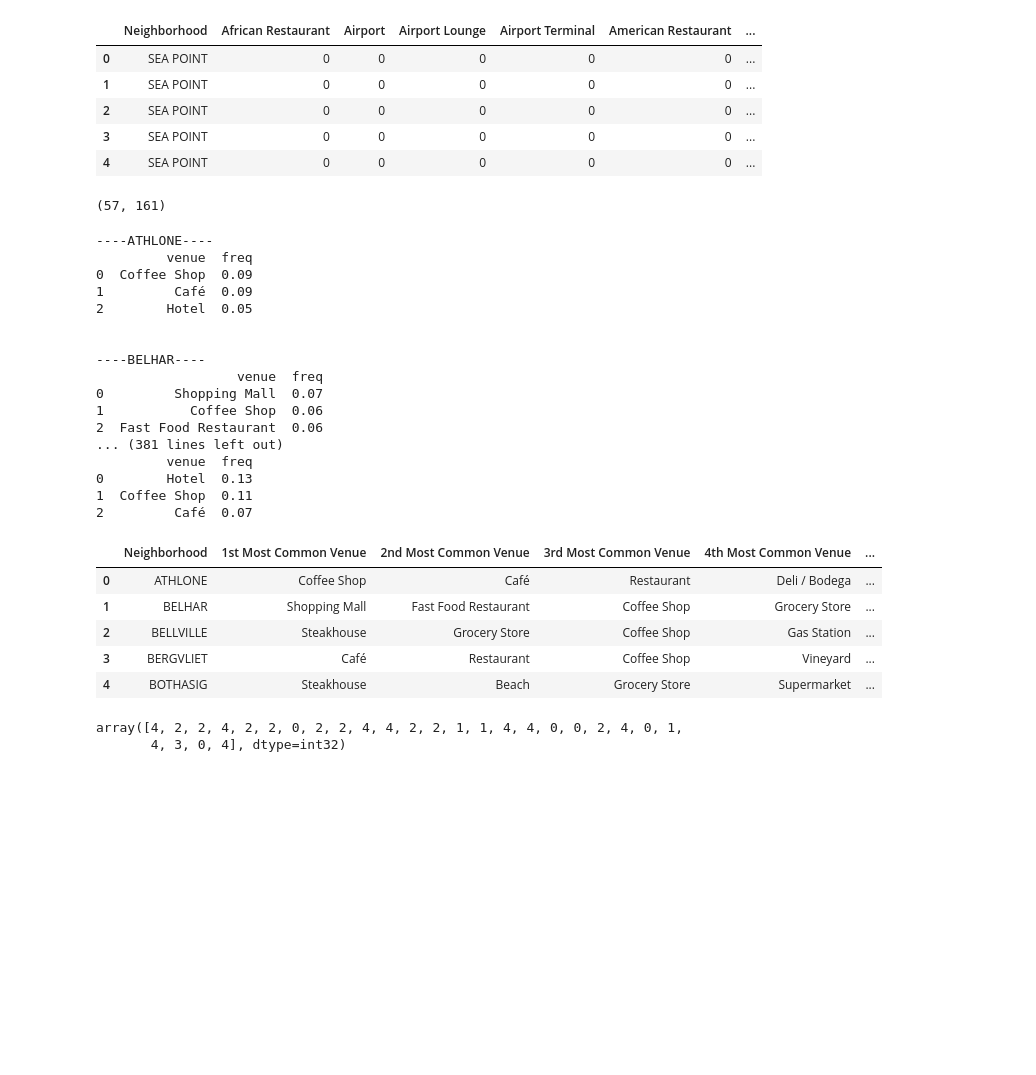
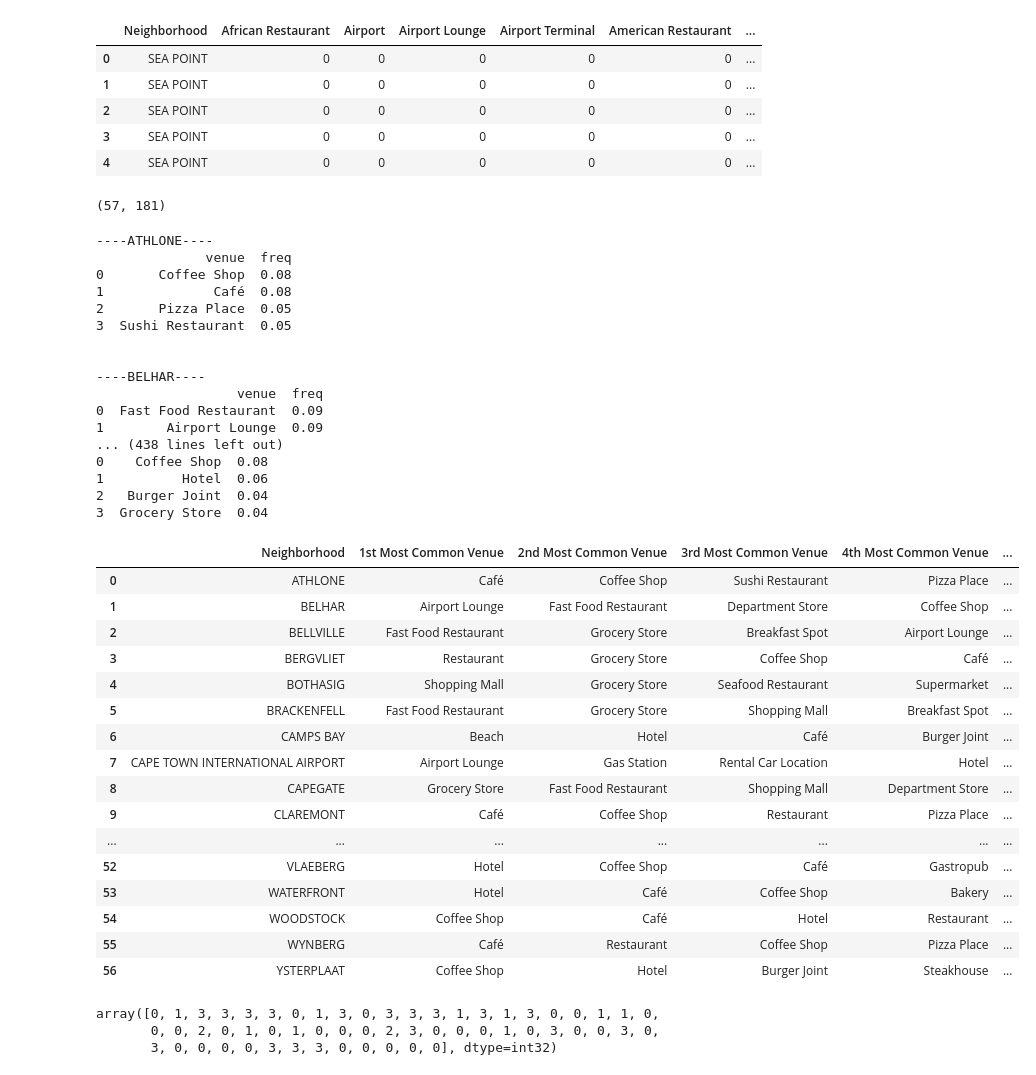
Before and after one commit to czr1803/GitHub_Main, a Jupyter notebook: Applied Data Science Capstone.ipynb, the cells around one changed output. Saved outputs shown, nothing was run; the diff lists cells and outputs as text; code cells hidden in the pictures; blank space fills up the shorter version.

```diff
--- a/Applied Data Science Capstone.ipynb
+++ b/Applied Data Science Capstone.ipynb
@@ -141,7 +178,7 @@ ct.head()
 | 4 | 8018 | VLAEBERG | -33.9242 | 18.4154 |
 # %%
 # let's repeat the same process for all Cape Town Suburbs
-def getNearbyVenues(names, latitudes, longitudes, radius=9000):
+def getNearbyVenues(names, latitudes, longitudes, radius=5000):
 
     venues_list=[]
     for name, lat, lng in zip(names, latitudes, longitudes):
@@ -257,9 +294,9 @@ ct_onehot.head()
 ct_grouped = ct_onehot.groupby('Neighborhood').mean().reset_index()
 ct_grouped.shape
 # %% [output]
-(57, 161)
+(57, 181)
 # %%
-num_top_venues = 3
+num_top_venues = 4
 
 for hood in ct_grouped['Neighborhood']:
     print("----"+hood+"----")
@@ -272,22 +309,22 @@ for hood in ct_grouped['Neighborhood']:
     print('\n')
 # %% [output]
 ----ATHLONE----
-         venue  freq
-0  Coffee Shop  0.09
-1         Café  0.09
-2        Hotel  0.05
+              venue  freq
+0       Coffee Shop  0.08
+1              Café  0.08
+2       Pizza Place  0.05
+3  Sushi Restaurant  0.05
 
 
 ----BELHAR----
                   venue  freq
-0         Shopping Mall  0.07
-1           Coffee Shop  0.06
-2  Fast Food Restaurant  0.06
-... (381 lines left out)
-         venue  freq
-0        Hotel  0.13
-1  Coffee Shop  0.11
-2         Café  0.07
+0  Fast Food Restaurant  0.09
+1        Airport Lounge  0.09
+... (438 lines left out)
+0    Coffee Shop  0.08
+1          Hotel  0.06
+2   Burger Joint  0.04
+3  Grocery Store  0.04
 # %%
 # sort venues in descending order
 def return_most_common_venues(row, num_top_venues):
@@ -298,40 +335,51 @@ def return_most_common_venues(row, num_top_venues):
 # %%
 import numpy as np # common vector and matrix operations
 
-num_top_venues = 10
+num_top_venues = 8
 
 indicators = ['st', 'nd', 'rd']
 
 # create columns according to number of top venues
 columns = ['Neighborhood']
 for ind in np.arange(num_top_venues):
     try:
         columns.append('{}{} Most Common Venue'.format(ind+1, indicators[ind]))
     except:
         columns.append('{}th Most Common Venue'.format(ind+1))
 
 # create a new dataframe
 neighborhoods_venues_sorted = pd.DataFrame(columns=columns)
 neighborhoods_venues_sorted['Neighborhood'] = ct_grouped['Neighborhood']
 
 for ind in np.arange(ct_grouped.shape[0]):
     neighborhoods_venues_sorted.iloc[ind, 1:] = return_most_common_venues(ct_grouped.iloc[ind, :], num_top_venues)
 
-neighborhoods_venues_sorted.head()
+neighborhoods_venues_sorted
 # %% [output]
 |  | Neighborhood | 1st Most Common Venue | 2nd Most Common Venue | 3rd Most Common Venue | 4th Most Common Venue | ... |
-| 0 | ATHLONE | Coffee Shop | Café | Restaurant | Deli / Bodega | ... |
-| 1 | BELHAR | Shopping Mall | Fast Food Restaurant | Coffee Shop | Grocery Store | ... |
-| 2 | BELLVILLE | Steakhouse | Grocery Store | Coffee Shop | Gas Station | ... |
-| 3 | BERGVLIET | Café | Restaurant | Coffee Shop | Vineyard | ... |
-| 4 | BOTHASIG | Steakhouse | Beach | Grocery Store | Supermarket | ... |
+| 0 | ATHLONE | Café | Coffee Shop | Sushi Restaurant | Pizza Place | ... |
+| 1 | BELHAR | Airport Lounge | Fast Food Restaurant | Department Store | Coffee Shop | ... |
+| 2 | BELLVILLE | Fast Food Restaurant | Grocery Store | Breakfast Spot | Airport Lounge | ... |
+| 3 | BERGVLIET | Restaurant | Grocery Store | Coffee Shop | Café | ... |
+| 4 | BOTHASIG | Shopping Mall | Grocery Store | Seafood Restaurant | Supermarket | ... |
+| 5 | BRACKENFELL | Fast Food Restaurant | Grocery Store | Shopping Mall | Breakfast Spot | ... |
+| 6 | CAMPS BAY | Beach | Hotel | Café | Burger Joint | ... |
+| 7 | CAPE TOWN INTERNATIONAL AIRPORT | Airport Lounge | Gas Station | Rental Car Location | Hotel | ... |
+| 8 | CAPEGATE | Grocery Store | Fast Food Restaurant | Shopping Mall | Department Store | ... |
+| 9 | CLAREMONT | Café | Coffee Shop | Restaurant | Pizza Place | ... |
+| ... | ... | ... | ... | ... | ... | ... |
+| 52 | VLAEBERG | Hotel | Coffee Shop | Café | Gastropub | ... |
+| 53 | WATERFRONT | Hotel | Café | Coffee Shop | Bakery | ... |
+| 54 | WOODSTOCK | Coffee Shop | Café | Hotel | Restaurant | ... |
+| 55 | WYNBERG | Café | Restaurant | Coffee Shop | Pizza Place | ... |
+| 56 | YSTERPLAAT | Coffee Shop | Hotel | Burger Joint | Steakhouse | ... |
 # %%
 # import k-means from clustering stage
 from sklearn.cluster import KMeans
 
 # set number of clusters
 
-kclusters = 5
+kclusters = 4
 
 ct_grouped_clustering = ct_grouped.drop('Neighborhood', 1)
 
@@ -339,10 +387,11 @@ ct_grouped_clustering = ct_grouped.drop('Neighborhood', 1)
 kmeans = KMeans(n_clusters=kclusters, random_state=0).fit(ct_grouped_clustering)
 
 # check cluster labels generated for each row in the dataframe
-kmeans.labels_[0:27]
+kmeans.labels_[0:57]
 # %% [output]
-array([4, 2, 2, 4, 2, 2, 0, 2, 2, 4, 4, 2, 2, 1, 1, 4, 4, 0, 0, 2, 4, 0, 1,
-       4, 3, 0, 4], dtype=int32)
+array([0, 1, 3, 3, 3, 3, 0, 1, 3, 0, 3, 3, 3, 1, 3, 1, 3, 0, 0, 1, 1, 0,
+       0, 0, 2, 0, 1, 0, 1, 0, 0, 0, 2, 3, 0, 0, 0, 1, 0, 3, 0, 0, 3, 0,
+       3, 0, 0, 0, 0, 3, 3, 3, 0, 0, 0, 0, 0], dtype=int32)
 # %%
 # add clustering labels
 neighborhoods_venues_sorted.insert(0, 'Cluster Labels', kmeans.labels_)
```
Also changed, not shown: parts of 18 cells of this notebook.
